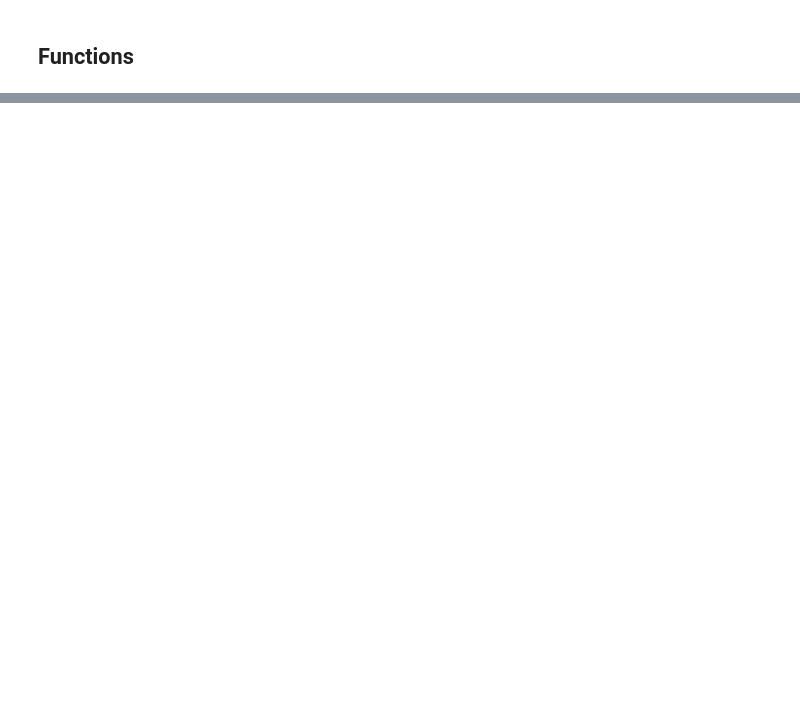
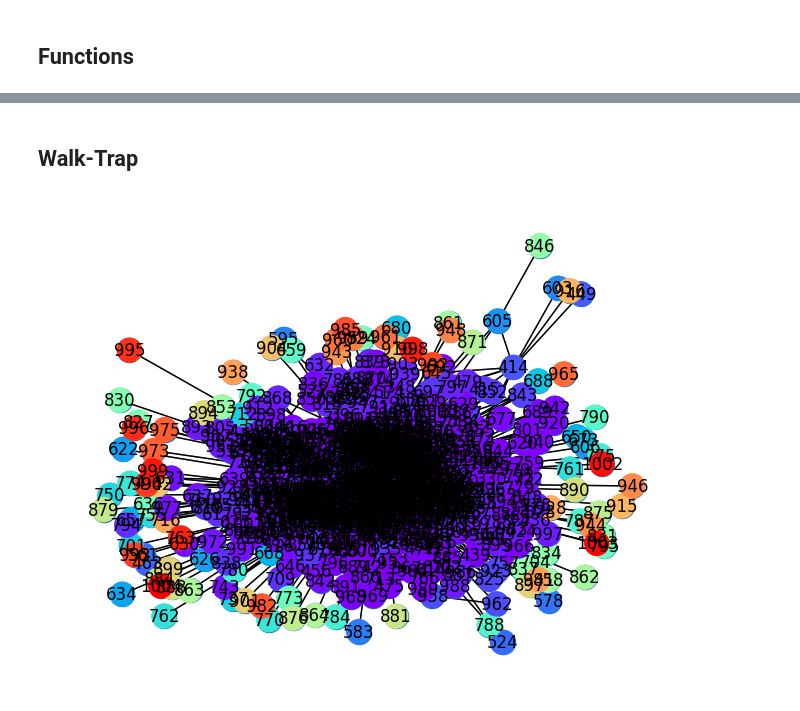
Before and after one commit to afpbondoc/MGMA_CommunityDetection_InfluenceMaximization, a Jupyter notebook: communities.ipynb, the cells around one changed output, grey strips where cells are left out. Saved outputs shown, nothing was run; the diff lists cells and outputs as text; code cells hidden in the pictures; blank space fills up the shorter version.

```diff
--- a/communities.ipynb
+++ b/communities.ipynb
@@ -331,29 +125,0 @@ get_metrics(G, cliques)
-# %%
-node2vec = Node2Vec(G, dimensions=64, walk_length=30, num_walks=200, workers=4)
-model = node2vec.fit(window=10, min_count=1, batch_words=4)
-
-# Get embeddings for nodes
-embeddings = [model.wv[str(node)] for node in G.nodes()]
-
-# Convert embeddings to a NumPy array
-X = np.array(embeddings)
-
-# Specify the number of clusters (you may need to adjust this based on your graph)
-num_clusters = 15
-
-# Apply K-Means clustering
-kmeans = KMeans(n_clusters=num_clusters, random_state=42)
-clusters = kmeans.fit_predict(X)
-
-# Assign cluster labels to nodes in the graph
-for node, cluster_label in zip(G.nodes(), clusters):
-    G.nodes[node]['cluster'] = cluster_label
-
-node_clusters = {}
-# Print the cluster assignments
-for node, data in G.nodes(data=True):
-    if data['cluster'] in node_clusters.keys():
-        node_clusters[data['cluster']].append(node)
-
-    else:
-        node_clusters[data['cluster']] = [node]
@@ -388,0 +275,13 @@ get_metrics(G, node_clusters.values(), truth)
+# %%
+def community_desc(G, communities, truth = None):
+
+    """
+        Takes the communities as inputs.
+        Plot the communities and returns the member counts in communities and metrics
+    """
+
+    community_df=pd.DataFrame([len(i) for i in communities], columns=['n_nodes']).reset_index().rename(columns={'index':'community'}).sort_values('n_nodes')
+    # draw_community(G, community=communities)
+    metrics = get_metrics(G, communities, truth)
+
+    return community_df, metrics
@@ -388,0 +390,7 @@ get_metrics(G, node_clusters.values(), truth)
+# %% [markdown]
+## Walk-Trap
+# %%
+walktrap = algorithms.walktrap(G_lastfm)
+walktrap_df, walktrap_metrics = community_desc(walktrap.communities)
+# %% [output]
+[figure, added]
```
Also changed, not shown: parts of 41 cells of this notebook.
